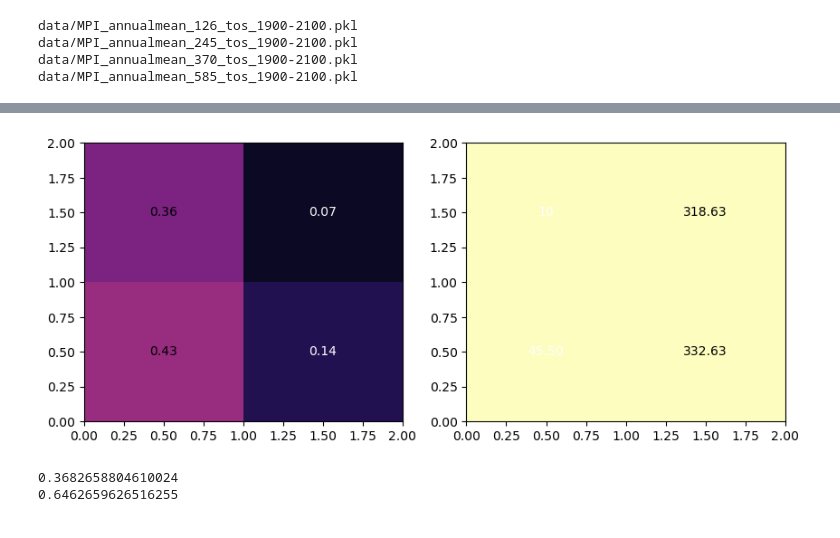
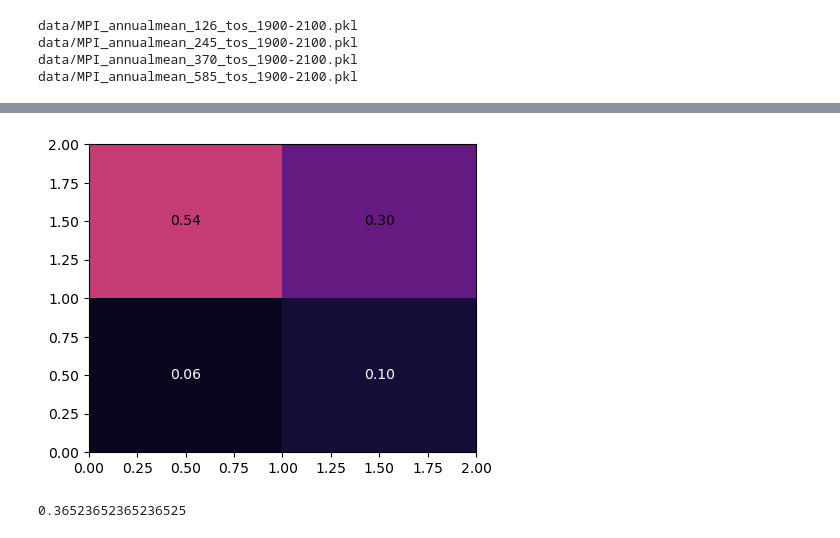
Before and after one commit to emily-gordy/predictability-emergence, a Jupyter notebook: sandpit.ipynb, the cells around one changed output, grey strips where cells are left out. Cells and saved outputs as stored; diff of their text form; code cells hidden in the pictures.

```diff
--- a/sandpit.ipynb
+++ b/sandpit.ipynb
@@ -29,7 +36,7 @@ baselineera = [1900,1950]
 trainvaltest = [np.arange(25),np.arange(25,38),np.arange(38,50)]
 
 inputlength = 10
-outputavgtime = 3
+outputavgtime = 10
 
 # data params
 outres = 10
@@ -185,0 +255,3 @@ lonsel = 10
+# %%
+latsel = -30
+lonsel = 140
@@ -339,49 +488,47 @@ for i in range(2):
         confusion_mat[i,j] = np.mean(1*((predvalclass==i) & (outputvalclass==j)))
         # confusion_mat_gmt[i,j] = np.mean(1*((nullval==i) & (outputvalclass==j)))
 # %%
-plt.figure(figsize=(10,4))
+plt.figure(figsize=(5,4))
 
-plt.subplot(1,2,1)
 im1 = plt.pcolormesh(np.flipud(confusion_mat),vmin=0,vmax=1,cmap='magma')
 nrows, ncols = confusion_mat.shape
 for i in range(nrows):
     for j in range(ncols):
         val = confusion_mat[i, j]
         if abs(val - round(val)) < 1e-8:
             s = str(int(round(val)))
         else:
             s = "{:.2f}".format(val)
         x = j + 0.5
         y = nrows - i - 0.5
         text_color = 'white' if val < (confusion_mat.max() / 2.0) else 'black'
         plt.text(x, y, s, ha='center', va='center', color=text_color)
 
 
-plt.subplot(1,2,2)
-plt.pcolormesh(np.flipud(confusion_mat_gmt),vmin=0,vmax=1,cmap='magma')
-nrows2, ncols2 = confusion_mat_gmt.shape
-for i in range(nrows2):
-    for j in range(ncols2):
-        val = confusion_mat_gmt[i, j]
-        if abs(val - round(val)) < 1e-8:
-            s = str(int(round(val)))
-        else:
-            s = "{:.2f}".format(val)
-        x = j + 0.5
-        y = nrows2 - i - 0.5
-        text_color = 'white' if val < (confusion_mat_gmt.max() / 2.0) else 'black'
-        plt.text(x, y, s, ha='center', va='center', color=text_color)
+# plt.subplot(1,2,2)
+# plt.pcolormesh(np.flipud(confusion_mat_gmt),vmin=0,vmax=1,cmap='magma')
+# nrows2, ncols2 = confusion_mat_gmt.shape
+# for i in range(nrows2):
+#     for j in range(ncols2):
+#         val = confusion_mat_gmt[i, j]
+#         if abs(val - round(val)) < 1e-8:
+#             s = str(int(round(val)))
+#         else:
+#             s = "{:.2f}".format(val)
+#         x = j + 0.5
+#         y = nrows2 - i - 0.5
+#         text_color = 'white' if val < (confusion_mat_gmt.max() / 2.0) else 'black'
+#         plt.text(x, y, s, ha='center', va='center', color=text_color)
 # %% [output]
-[figure, old version]
+[figure, new version]
 # %%
 f1score = 2*confusion_mat[1,1]/(2*confusion_mat[1,1] + confusion_mat[1,0] + confusion_mat[0,1])
 print(f1score)
 
-f1score_gmt = 2*confusion_mat_gmt[1,1]/(2*confusion_mat_gmt[1,1] + confusion_mat_gmt[1,0] + confusion_mat_gmt[0,1])
-print(f1score_gmt)
+# f1score_gmt = 2*confusion_mat_gmt[1,1]/(2*confusion_mat_gmt[1,1] + confusion_mat_gmt[1,0] + confusion_mat_gmt[0,1])
+# print(f1score_gmt)
 # %% [output]
-0.3682658804610024
-0.6462659626516255
+0.36523652365236525
 # %%
 trainvaltest
 # %% [output]
```
Also changed, not shown: parts of 31 cells of this notebook, 5 other files.
